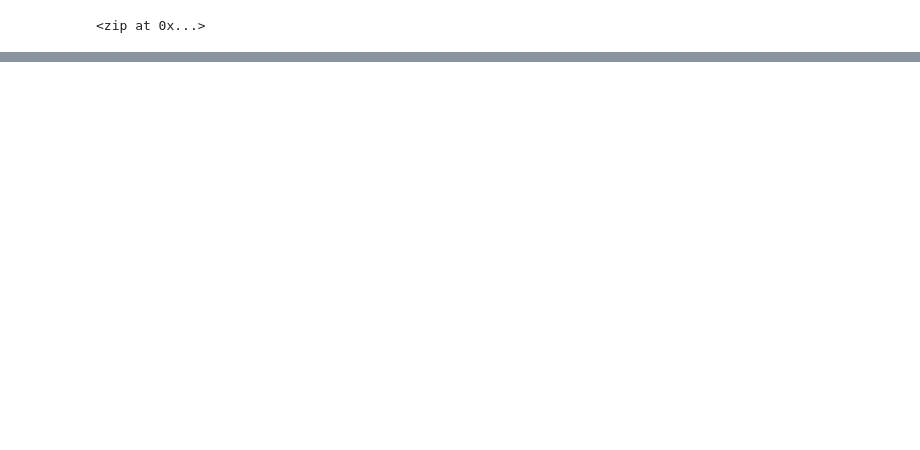
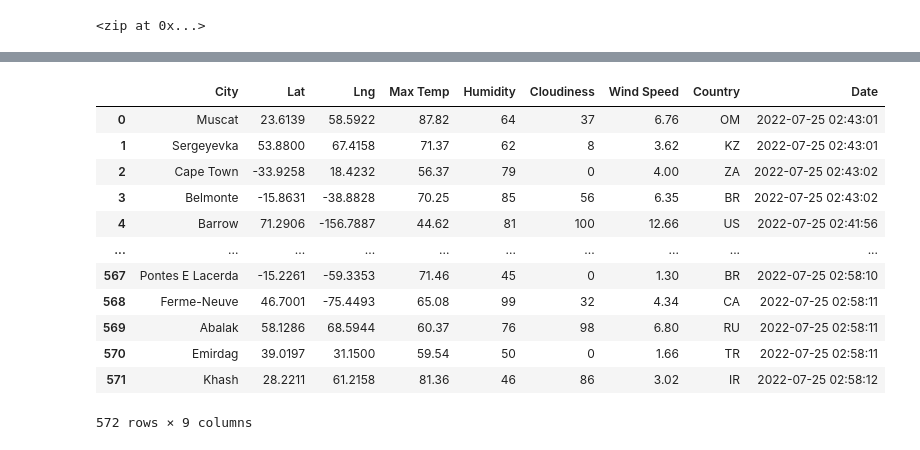
Before and after one commit to 1fatpanda1/World_Weather_Analysis, a Jupyter notebook: WeatherPy.ipynb, the cells around one changed output, grey strips where cells are left out. Cells and saved outputs as stored; diff of their text form; code cells hidden in the pictures; blank space fills up the shorter version.

Commit message:
adding modified weather file and updated ignore

```diff
--- a/WeatherPy.ipynb
+++ b/WeatherPy.ipynb
@@ -31,0 +55,7 @@ len(cities)
+# %%
+# Starting URL for Weather Map API Call.
+# url = "http://api.openweathermap.org/data/2.5/weather?units=Imperial&APPID=" + weather_api_key
+# print(url)
+
+# Starting URL for Weather Map API Call.
+url = "http://api.openweathermap.org/data/2.5/weather?units=Imperial&APPID=" + weather_api_key
@@ -31,0 +143,18 @@ len(cities)
+# %%
+# Convert the array of dictionaries to a Pandas DataFrame.
+city_data_df = pd.DataFrame(city_data)
+city_data_df
+# %% [output]
+|  | City | Lat | Lng | Max Temp | Humidity | Cloudiness | Wind Speed | Country | Date |
+| 0 | Muscat | 23.6139 | 58.5922 | 87.82 | 64 | 37 | 6.76 | OM | 2022-07-25 02:43:01 |
+| 1 | Sergeyevka | 53.8800 | 67.4158 | 71.37 | 62 | 8 | 3.62 | KZ | 2022-07-25 02:43:01 |
+| 2 | Cape Town | -33.9258 | 18.4232 | 56.37 | 79 | 0 | 4.00 | ZA | 2022-07-25 02:43:02 |
+| 3 | Belmonte | -15.8631 | -38.8828 | 70.25 | 85 | 56 | 6.35 | BR | 2022-07-25 02:43:02 |
+| 4 | Barrow | 71.2906 | -156.7887 | 44.62 | 81 | 100 | 12.66 | US | 2022-07-25 02:41:56 |
+| ... | ... | ... | ... | ... | ... | ... | ... | ... | ... |
+| 567 | Pontes E Lacerda | -15.2261 | -59.3353 | 71.46 | 45 | 0 | 1.30 | BR | 2022-07-25 02:58:10 |
+| 568 | Ferme-Neuve | 46.7001 | -75.4493 | 65.08 | 99 | 32 | 4.34 | CA | 2022-07-25 02:58:11 |
+| 569 | Abalak | 58.1286 | 68.5944 | 60.37 | 76 | 98 | 6.80 | RU | 2022-07-25 02:58:11 |
+| 570 | Emirdag | 39.0197 | 31.1500 | 59.54 | 50 | 0 | 1.66 | TR | 2022-07-25 02:58:11 |
+| 571 | Khash | 28.2211 | 61.2158 | 81.36 | 46 | 86 | 3.02 | IR | 2022-07-25 02:58:12 |
+572 rows × 9 columns
```
Also changed, not shown: parts of 7 cells of this notebook, 1 other file.
